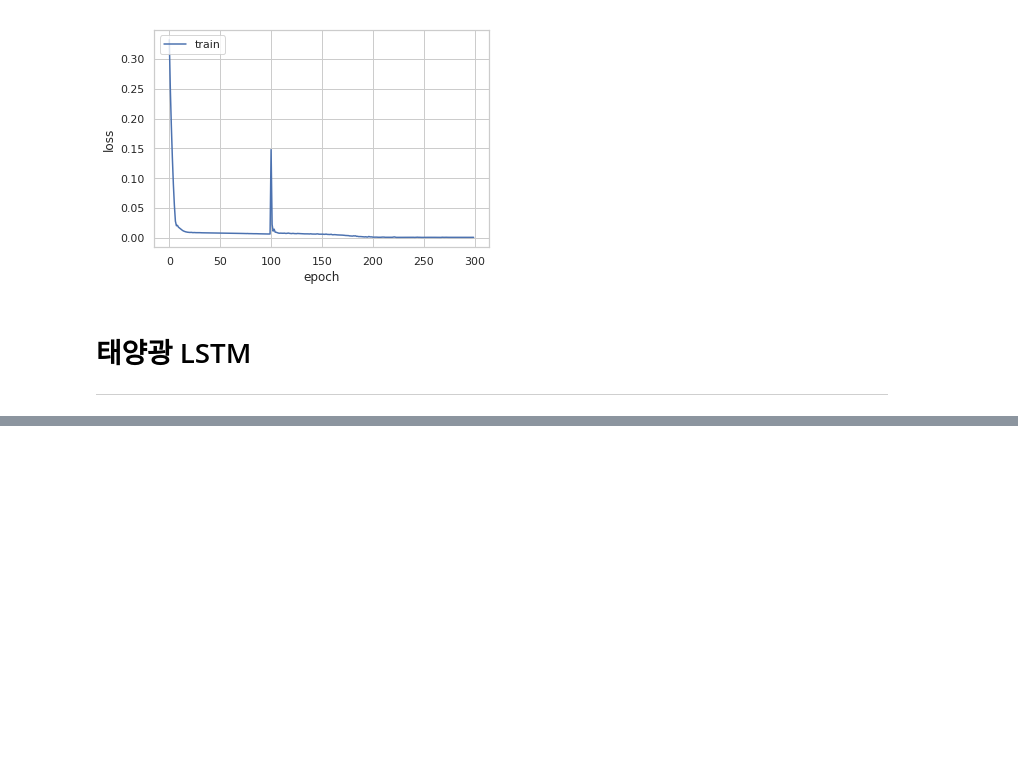
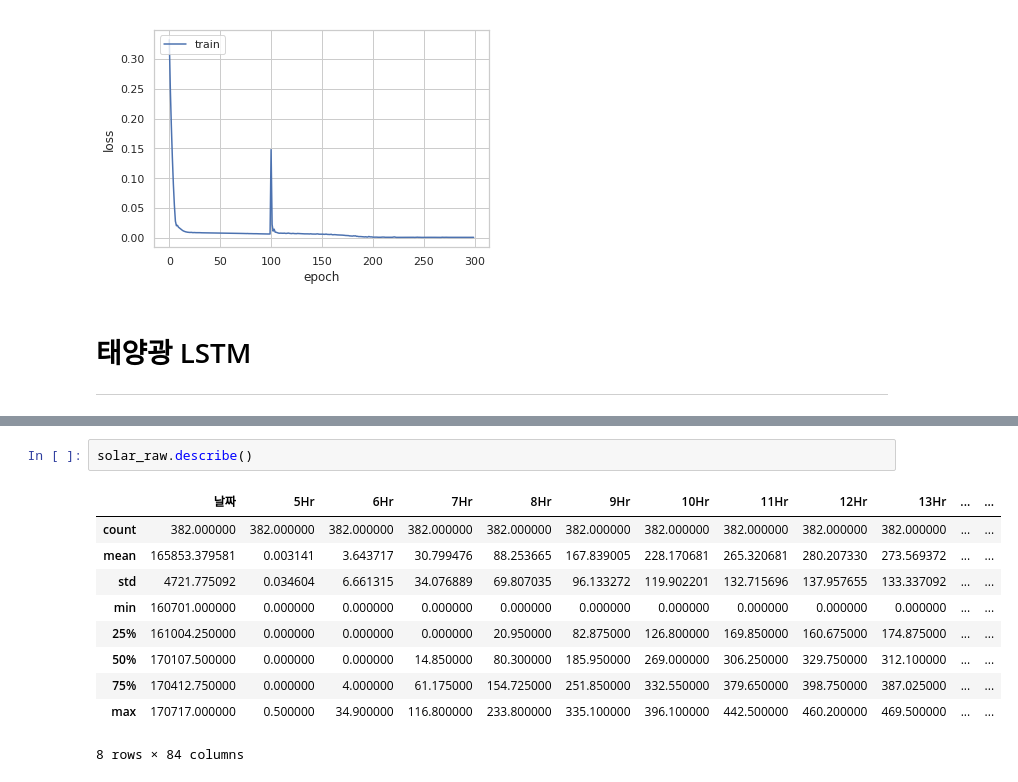
Before and after one commit to seokyeongheo/iot-data-practice, a Jupyter notebook: IOT_practice_01.RNN.ipynb, the cells around one changed output, grey strips where cells are left out. Saved outputs shown, nothing was run; the diff lists cells and outputs as text; blank space fills up the shorter version.

```diff
--- a/IOT_practice_01.RNN.ipynb
+++ b/IOT_practice_01.RNN.ipynb
@@ -230,0 +335,13 @@ plt.show()
+# %%
+solar_raw.describe()
+# %% [output]
+|  | 날짜 | 5Hr | 6Hr | 7Hr | 8Hr | 9Hr | 10Hr | 11Hr | 12Hr | 13Hr | ... | ... |
+| count | 382.000000 | 382.000000 | 382.000000 | 382.000000 | 382.000000 | 382.000000 | 382.000000 | 382.000000 | 382.000000 | 382.000000 | ... | ... |
+| mean | 165853.379581 | 0.003141 | 3.643717 | 30.799476 | 88.253665 | 167.839005 | 228.170681 | 265.320681 | 280.207330 | 273.569372 | ... | ... |
+| std | 4721.775092 | 0.034604 | 6.661315 | 34.076889 | 69.807035 | 96.133272 | 119.902201 | 132.715696 | 137.957655 | 133.337092 | ... | ... |
+| min | 160701.000000 | 0.000000 | 0.000000 | 0.000000 | 0.000000 | 0.000000 | 0.000000 | 0.000000 | 0.000000 | 0.000000 | ... | ... |
+| 25% | 161004.250000 | 0.000000 | 0.000000 | 0.000000 | 20.950000 | 82.875000 | 126.800000 | 169.850000 | 160.675000 | 174.875000 | ... | ... |
+| 50% | 170107.500000 | 0.000000 | 0.000000 | 14.850000 | 80.300000 | 185.950000 | 269.000000 | 306.250000 | 329.750000 | 312.100000 | ... | ... |
+| 75% | 170412.750000 | 0.000000 | 4.000000 | 61.175000 | 154.725000 | 251.850000 | 332.550000 | 379.650000 | 398.750000 | 387.025000 | ... | ... |
+| max | 170717.000000 | 0.500000 | 34.900000 | 116.800000 | 233.800000 | 335.100000 | 396.100000 | 442.500000 | 460.200000 | 469.500000 | ... | ... |
+8 rows × 84 columns
```
Also changed, not shown: parts of 44 cells of this notebook.
